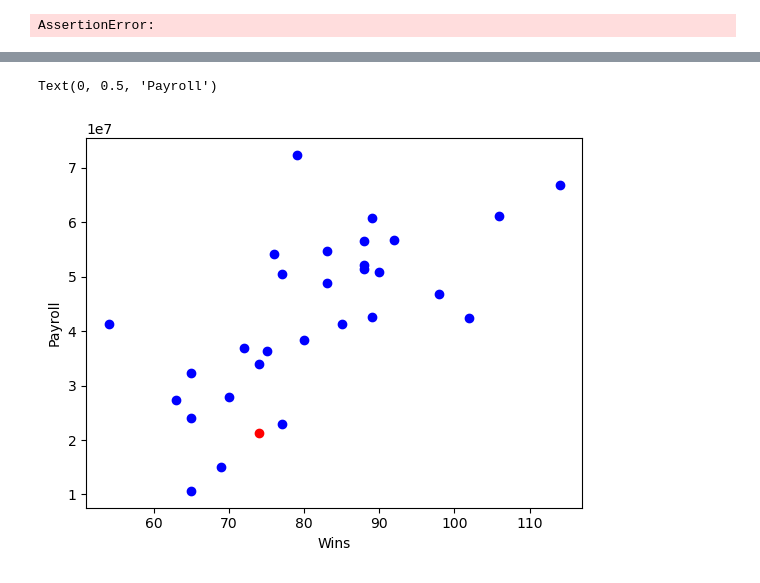
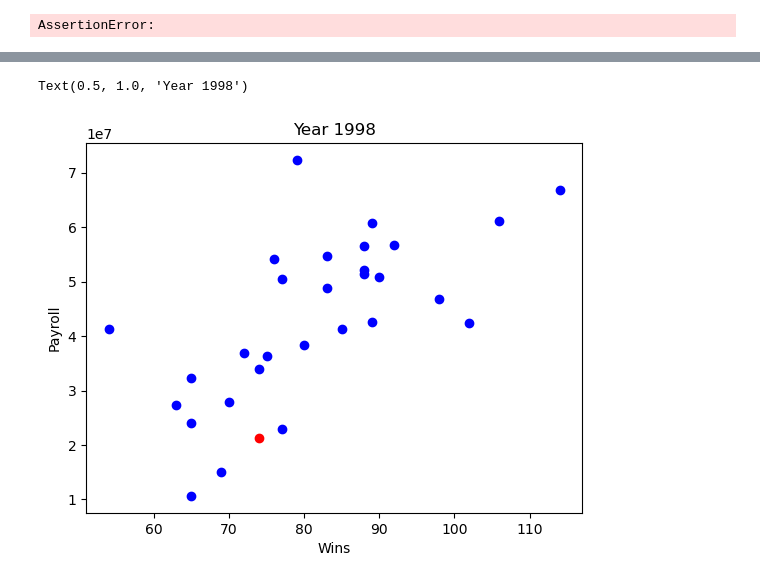
Before and after one commit to RyanColorado04/DataScience, a Jupyter notebook: homework2/hmwk2.ipynb, the cells around one changed output, grey strips where cells are left out. Cells and saved outputs as stored; diff of their text form; code cells hidden in the pictures.

```diff
--- a/homework2/hmwk2.ipynb
+++ b/homework2/hmwk2.ipynb
@@ -592,43 +589,17 @@ payroll2003 = sals['salary'].to_numpy()
 # %%
 
 # OAK = 20 in wins array
 # Yes I know there are better ways to do it but I don't have time so I'm hard coding it
-i = 0
 for i in range(0, len(wins)):
     x = wins[i]
     y = payroll[i]
     if i == 20:
         plt.plot(x, y, 'ro')
     else:
         plt.plot(x, y, 'bo')
 plt.xlabel('Wins')
 plt.ylabel('Payroll')
-
-# 2003 graph
-i = 0
-for i in range(0, len(wins2003)):
-    x = wins[i]
-    y = payroll[i]
-    if i == 20:
-        plt.plot(x, y, 'ro')
-    else:
-        plt.plot(x, y, 'bo')
-
-plt.xlabel('Wins')
-plt.ylabel('Payroll')
-
-# 2013 graph
-i = 0
-for i in range(0, len(wins2003)):
-    x = wins[i]
-    y = payroll2003[i]
-    if i == 20:
-        plt.plot(x, y, 'ro')
-    else:
-        plt.plot(x, y, 'bo')
-
-plt.xlabel('Wins')
-plt.ylabel('Payroll')
+plt.title("Year 1998")
 # %% [output]
-Text(0, 0.5, 'Payroll')
+Text(0.5, 1.0, 'Year 1998')
-[figure, old version]
+[figure, new version]
```
Also changed, not shown: parts of 7 cells of this notebook.
